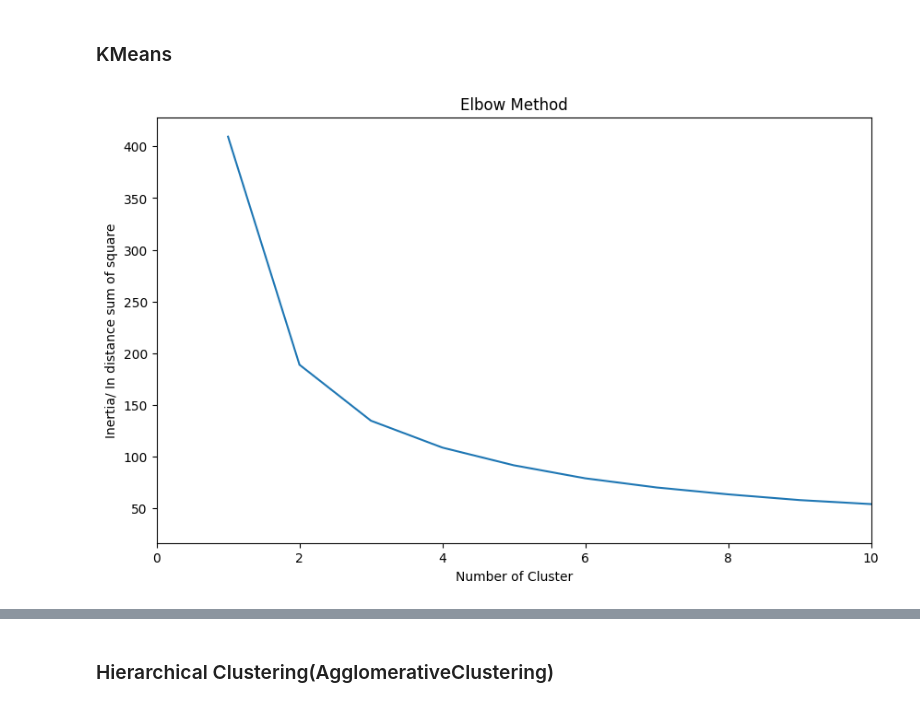
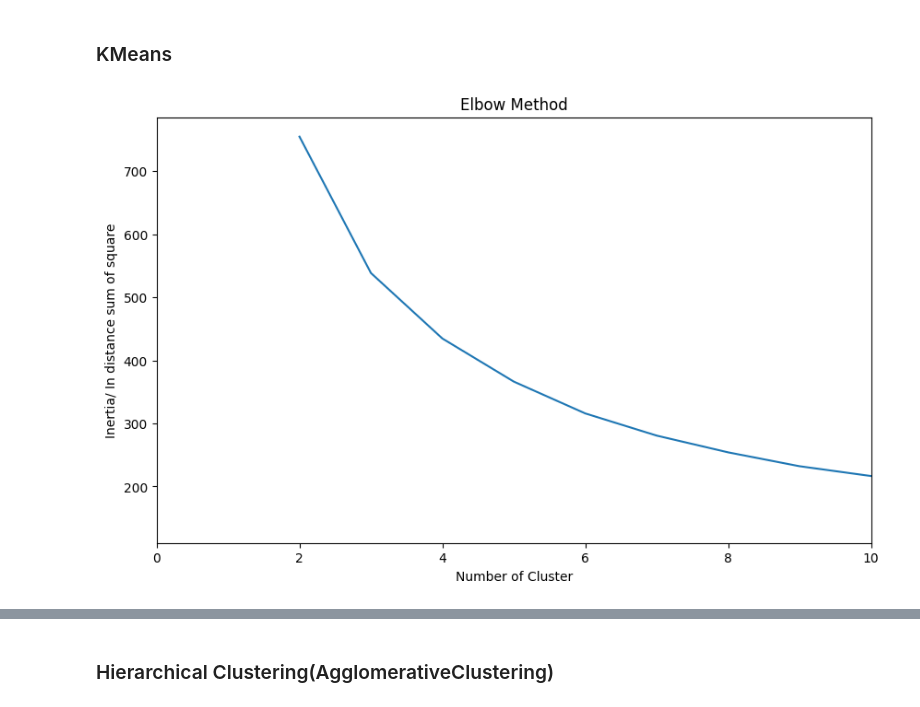
Before and after one commit to SaamarthMeston/Capstone-Project-4-Online-Retail-, a Jupyter notebook: Capstone_Project_4(Online_Retail).ipynb, the cells around one changed output, grey strips where cells are left out. Drawn from its saved outputs; the diff is of its cells as text; code cells hidden in the pictures.

```diff
--- a/Capstone_Project_4(Online_Retail).ipynb
+++ b/Capstone_Project_4(Online_Retail).ipynb
@@ -355,6 +337,3 @@ Frequency_df.head()
 | 4 | 12350.0 | 17 |
 # %% [markdown]
 #### Recency
-# %%
-#  Converting InvoiceDate to Datatime
-Retail_Working_RFM['InvoiceDate'] = pd.to_datetime(Retail_Working_RFM['InvoiceDate'], format = '%m/%d/%y %H:%M')
@@ -438,7 +408,7 @@ fig.show()
 #### Scoring
 # %%
 # creating aa copy of RFM dataframe for futher analysis
-RFM_DF_Segmented = RFM_DF
+RFM_DF_Segmented = RFM_DF.copy()
 # %%
 # Defining The RFM dataset in quartiles
 Quantiles = RFM_DF_Segmented[['Recency','Frequency','Monetary']].quantile(q = [0.2, 0.4, 0.6, 0.8])
@@ -573,7 +542,7 @@ sns.pairplot(RFM_DF_Segmented[['Recency','Frequency','Monetary']])
 # %% [markdown]
 ### Handling Skewness
 # %%
-RFM_modeling_Df=RFM_DF_Segmented[['Recency','Frequency','Monetary']]
+RFM_modeling_Df=RFM_DF_Segmented[['Recency','Frequency','Monetary']].copy()
 # %%
 # Skewness of R,F,M
 RFM_modeling_Df.skew()
@@ -623,7 +592,7 @@ dtype: float64
 from sklearn.preprocessing import MinMaxScaler
 # %%
 # creating an instance of minmaxscaler
-MandM = MinMaxScaler()
+MandM = MinMaxScaler(feature_range=(-1, 1))
 # %%
 # fitting and transforming the data
 RFM_modeling = MandM.fit_transform(RFM_modeling)
@@ -663,12 +634,12 @@ for i in Num_cluster:
   inertia.append( clusters.inertia_ )   # capture the intertia
 # %%
 plt.figure(figsize=(10,6))
-plt.plot(range(1,20),inertia)
+plt.plot(range(2,20),inertia)
 plt.title('Elbow Method')
 plt.xlabel('Number of Cluster')
 plt.xlim(0,10)
 plt.ylabel('Inertia/ In distance sum of square')
 plt.show()
 # %% [output]
-[figure, old version]
+[figure, new version]
 # %%
```
Also changed, not shown: parts of 77 cells of this notebook.
